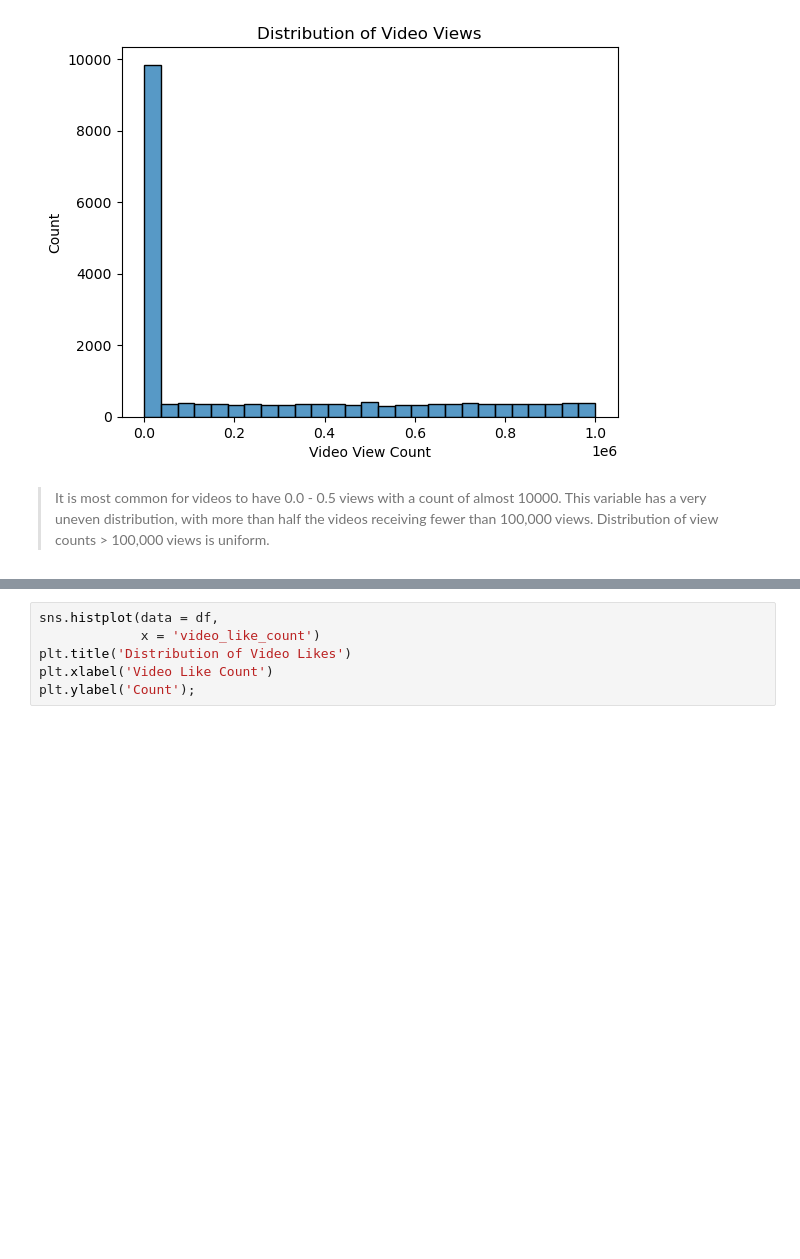
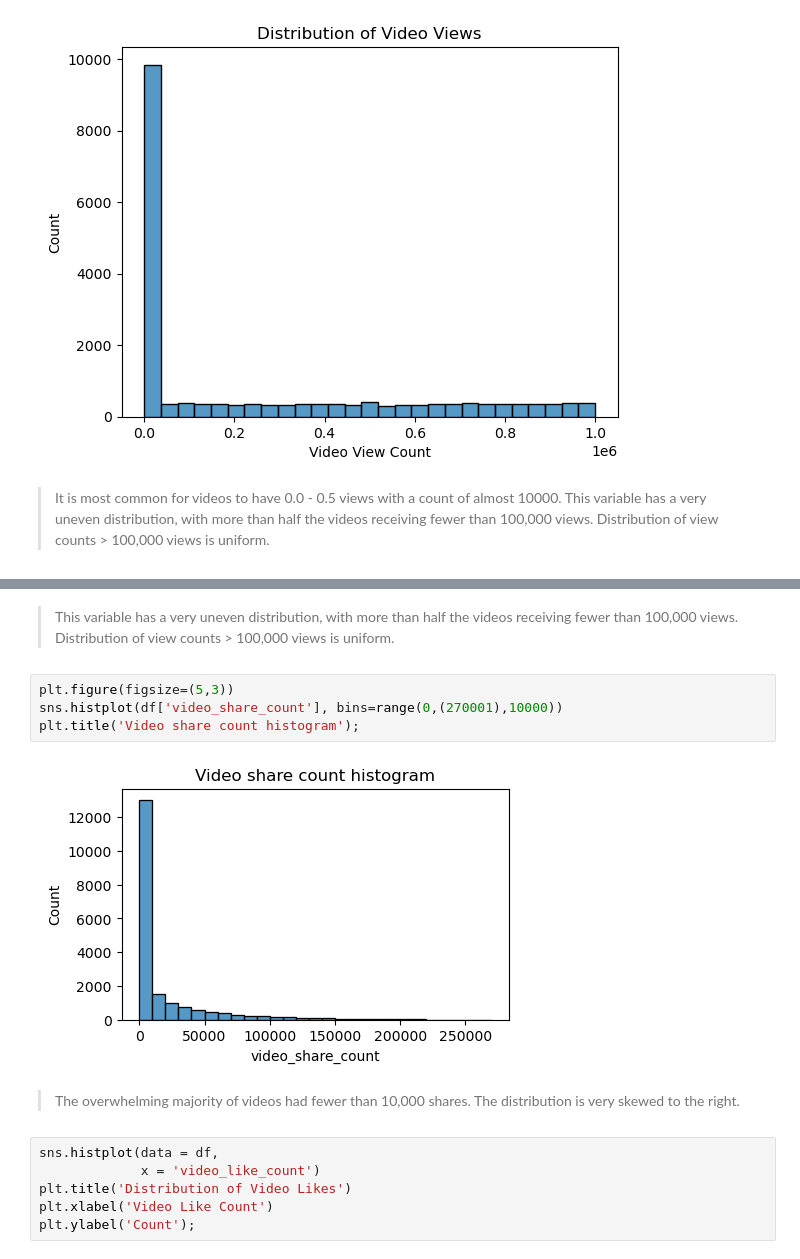
Before and after one commit to alishanstyles/Projects, a Jupyter notebook: Documents/coding-temple/Tik Tok Data Analysis/Untitled.ipynb, the cells around one changed output, grey strips where cells are left out. Drawn from its saved outputs; the diff is of its cells as text; blank space fills up the shorter version.

```diff
--- a/Documents/coding-temple/Tik Tok Data Analysis/Untitled.ipynb
+++ b/Documents/coding-temple/Tik Tok Data Analysis/Untitled.ipynb
@@ -162,3 +162,13 @@ plt.ylabel('Count');
+# %% [markdown]
+> This variable has a very uneven distribution, with more than half the videos receiving fewer than 100,000 views. Distribution of view counts > 100,000 views is uniform.
+# %%
+plt.figure(figsize=(5,3))
+sns.histplot(df['video_share_count'], bins=range(0,(270001),10000))
+plt.title('Video share count histogram');
+# %% [output]
+[figure, added]
+# %% [markdown]
+> The overwhelming majority of videos had fewer than 10,000 shares. The distribution is very skewed to the right.
 # %%
 sns.histplot(data = df,
              x = 'video_like_count')
```
Also changed, not shown: parts of 12 cells of this notebook.
